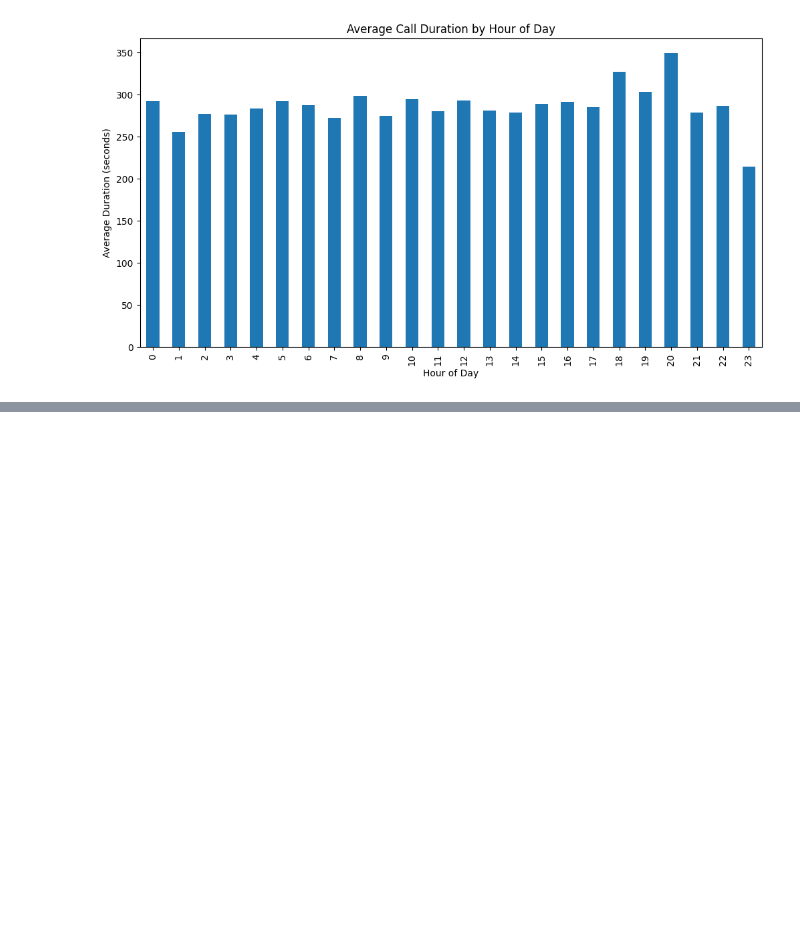
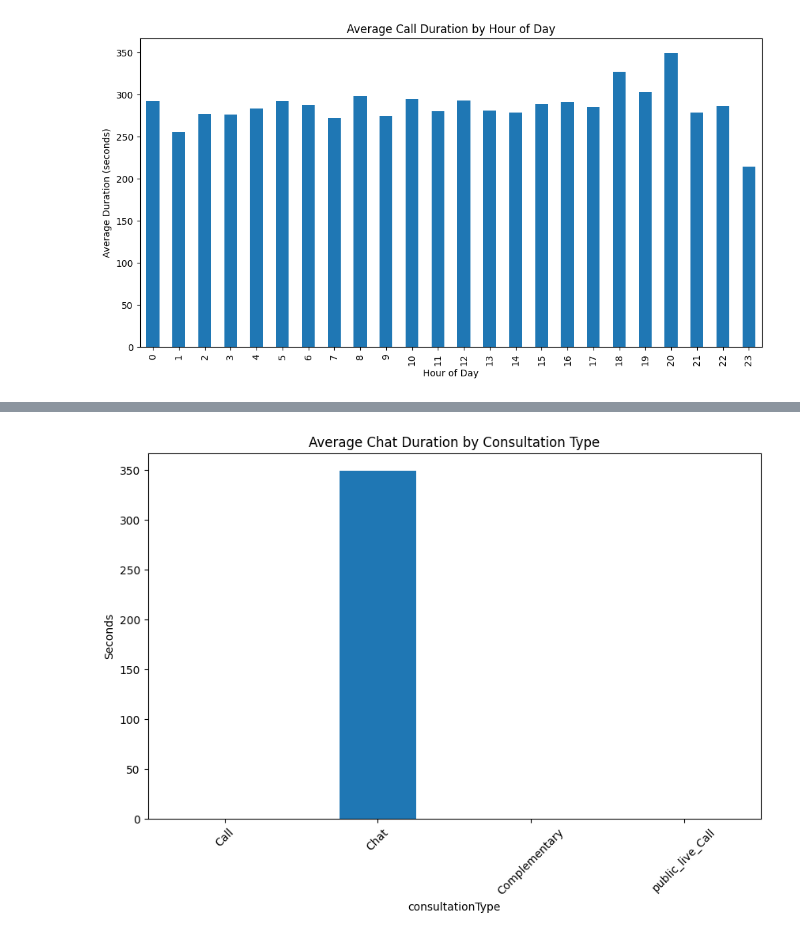
Before and after one commit to abhashgoyal/GuruCool-Analysis, a Jupyter notebook: Notebook/DataExplorations.ipynb, the cells around one changed output, grey strips where cells are left out. Saved outputs shown, nothing was run; the diff lists cells and outputs as text; code cells hidden in the pictures; blank space fills up the shorter version.

```diff
--- a/Notebook/DataExplorations.ipynb
+++ b/Notebook/DataExplorations.ipynb
@@ -1008,0 +1051,10 @@ NameError: name 'data' is not defined
+# %%
+# Average Duration by Consultation Type
+plt.figure(figsize=(10, 6))
+data.groupby('consultationType')['chatSeconds'].mean().plot(kind='bar')
+plt.title('Average Chat Duration by Consultation Type')
+plt.xticks(rotation=45)
+plt.ylabel('Seconds')
+plt.show()
+# %% [output]
+[figure, added]
```
Also changed, not shown: parts of 34 cells of this notebook.
